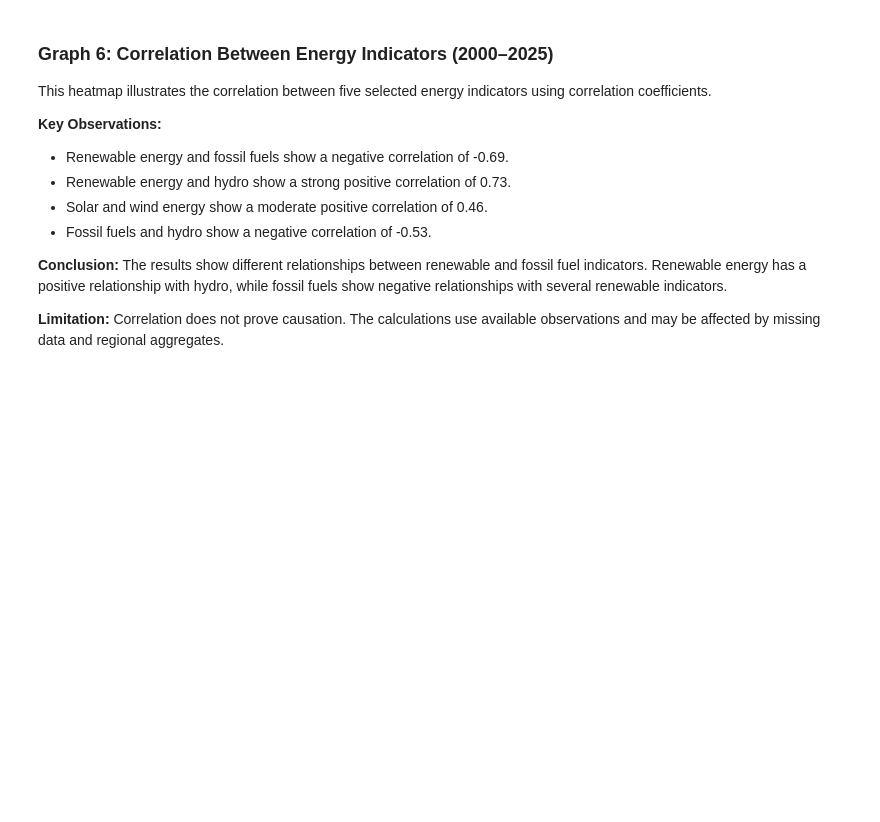
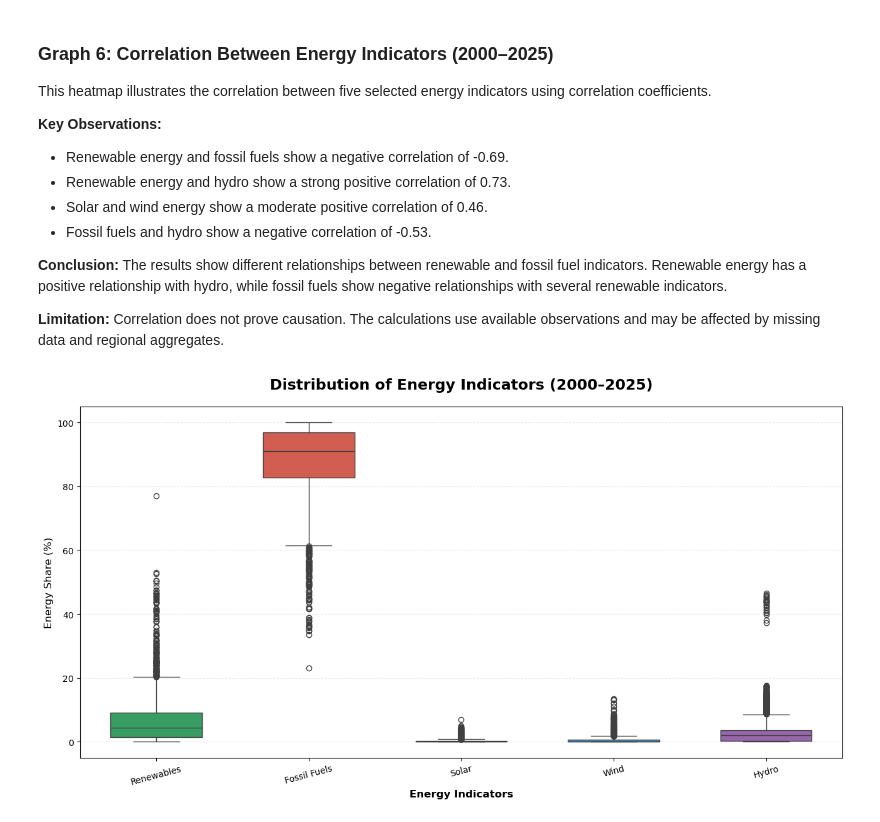
Before and after one commit to Abdullah-awa/Global-Energy-Transition-CA1, a Jupyter notebook: Global_Energy_Transition.ipynb, the cells around one changed output. Drawn from its saved outputs; the diff is of its cells as text; code cells hidden in the pictures; blank space fills up the shorter version.

Commit message:
Add box plot and missing values analysis charts

```diff
--- a/Global_Energy_Transition.ipynb
+++ b/Global_Energy_Transition.ipynb
@@ -662,3 +662,55 @@ This heatmap illustrates the correlation between five selected energy indicators
 The results show different relationships between renewable and fossil fuel indicators. Renewable energy has a positive relationship with hydro, while fossil fuels show negative relationships with several renewable indicators.
 
 **Limitation:** Correlation does not prove causation. The calculations use available observations and may be affected by missing data and regional aggregates.
+# %%
+# Select energy indicators for box plot
+
+box_columns = [
+    "renewables_energy_share_pct",
+    "fossil_fuels_energy_share_pct",
+    "solar_energy_share_pct",
+    "wind_energy_share_pct",
+    "hydro_energy_share_pct"
+]
+
+box_data = energy_df[box_columns].dropna()
+
+# Create professional box plot
+
+plt.figure(figsize=(13, 7))
+
+sns.boxplot(
+    data=box_data,
+    palette=["#27AE60", "#E74C3C", "#F1C40F", "#3498DB", "#9B59B6"],
+    width=0.6,
+    showfliers=True
+)
+
+plt.title(
+    "Distribution of Energy Indicators (2000–2025)",
+    fontsize=17,
+    fontweight="bold",
+    pad=20
+)
+
+plt.xlabel("Energy Indicators", fontsize=12, fontweight="bold")
+plt.ylabel("Energy Share (%)", fontsize=12)
+
+plt.xticks(
+    ticks=range(5),
+    labels=["Renewables", "Fossil Fuels", "Solar", "Wind", "Hydro"],
+    rotation=15
+)
+
+plt.grid(axis="y", alpha=0.25, linestyle="--")
+plt.tight_layout()
+
+plt.savefig(
+    "Graph_07_Energy_Boxplot.png",
+    dpi=300,
+    bbox_inches="tight"
+)
+
+plt.show()
+# %% [output]
+[figure, added]
```
Also changed, not shown: parts of 3 cells of this notebook.
